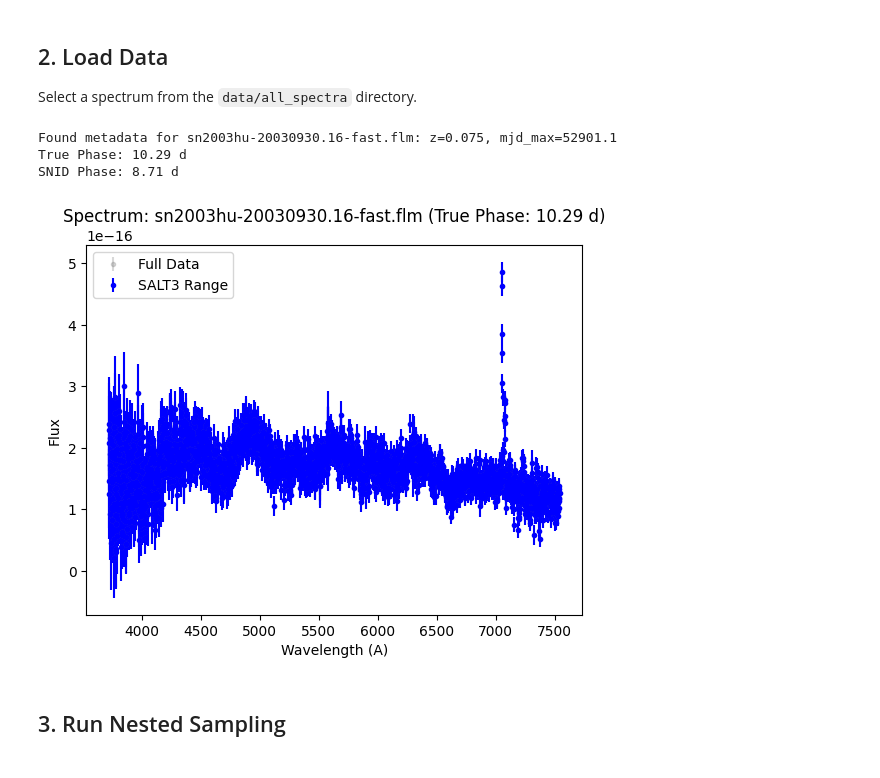
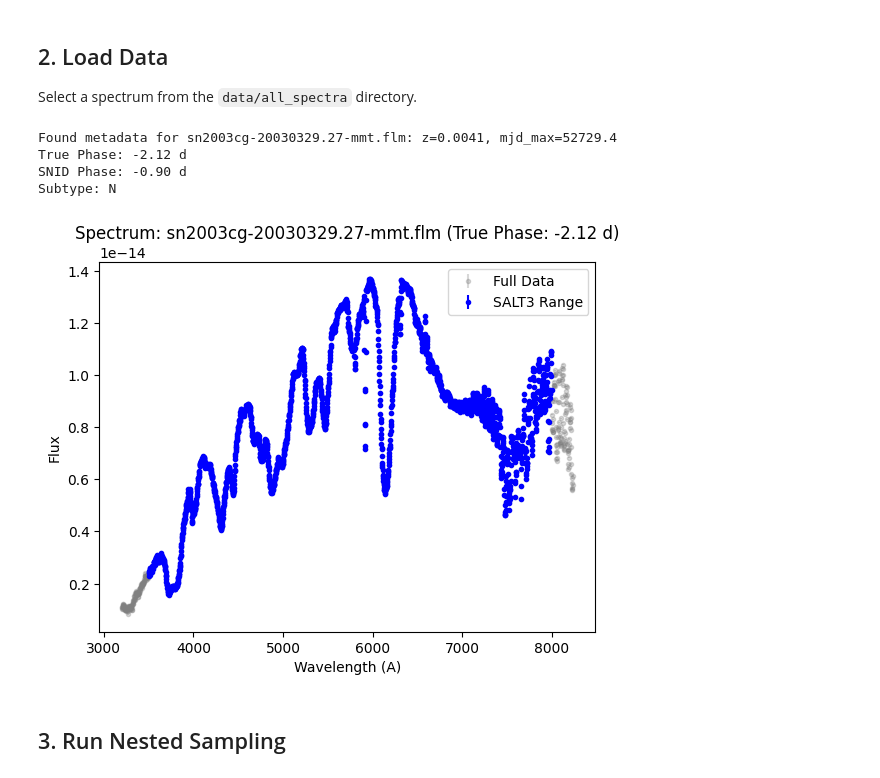
Before and after one commit to p-massey/bayesian_framework, a Jupyter notebook: notebooks/single_spectrum_fit.ipynb, the cells around one changed output. Cells and saved outputs as stored; diff of their text form; code cells hidden in the pictures.

```diff
--- a/notebooks/single_spectrum_fit.ipynb
+++ b/notebooks/single_spectrum_fit.ipynb
@@ -14,7 +14,7 @@ from astropy.time import Time
 from datetime import datetime
 
 # Settings
-SPECTRA_DIR = "../data/all_spectra"
+SPECTRA_DIR = '/Users/pxm588@student.bham.ac.uk/PhD/bayesian_framework/data/all_spectra_dereddened'
 PARAM_FILE = "../data/cfasnIa_param.dat"
 SNID_RESULTS = "../outputs/method_comparison/cfa_SNID_results.csv"
 MODEL_NAME = 'salt3'
@@ -89,7 +89,7 @@ def run_fit(wavelength, flux, flux_err, nlive, method='nuis', redshift=None):
 Select a spectrum from the `data/all_spectra` directory.
 # %%
 # Example file
-FILENAME = 'sn2003hu-20030930.16-fast.flm'
+FILENAME = 'sn2003cg-20030329.27-mmt.flm'
 METHOD = 'nuis'  # 'nuis' (marginalized x0) or 'full' (sampled log10_x0)
 
 sn_params = parse_param_file(PARAM_FILE)
@@ -103,37 +103,40 @@ snid_phase = None
 if os.path.exists(SNID_RESULTS):
     df_snid = pd.read_csv(SNID_RESULTS)
     row = df_snid[df_snid['Filename'] == FILENAME]
     if not row.empty:
         true_phase = row['Age_(days)'].values[0]
         snid_phase = row['bootstrap_age'].values[0]
+        subtype = row['Subtype'].values[0]
 
 if p:
     print(f"Found metadata for {FILENAME}: z={p['z']}, mjd_max={p['mjd_max']}")
     if true_phase is not None:
         print(f"True Phase: {true_phase:.2f} d")
         print(f"SNID Phase: {snid_phase:.2f} d")
+        print(f"Subtype: {subtype}")
     wave, flux, err = load_flm_spectrum(os.path.join(SPECTRA_DIR, FILENAME))
 
     # Apply SALT3 wavelength range mask
     mask = (wave > 3500) & (wave < 8000)
     wave_f, flux_f, err_f = wave[mask], flux[mask], err[mask]
 
     plt.errorbar(wave, flux, yerr=err, fmt='.', color='gray', alpha=0.3, label='Full Data')
     plt.errorbar(wave_f, flux_f, yerr=err_f, fmt='.', color='blue', label='SALT3 Range')
     title = f"Spectrum: {FILENAME}"
     if true_phase is not None: title += f" (True Phase: {true_phase:.2f} d)"
     plt.title(title)
     plt.xlabel("Wavelength (A)")
     plt.ylabel("Flux")
     plt.legend()
     plt.show()
 else:
     print(f"Error: Metadata for {sn_id} not found in {PARAM_FILE}")
 # %% [output]
-Found metadata for sn2003hu-20030930.16-fast.flm: z=0.075, mjd_max=52901.1
-True Phase: 10.29 d
-SNID Phase: 8.71 d
+Found metadata for sn2003cg-20030329.27-mmt.flm: z=0.0041, mjd_max=52729.4
+True Phase: -2.12 d
+SNID Phase: -0.90 d
+Subtype: N
-[figure, old version]
+[figure, new version]
 # %% [markdown]
 ## 3. Run Nested Sampling
 # %%
```
Also changed, not shown: parts of 7 cells of this notebook, 22 other files.
